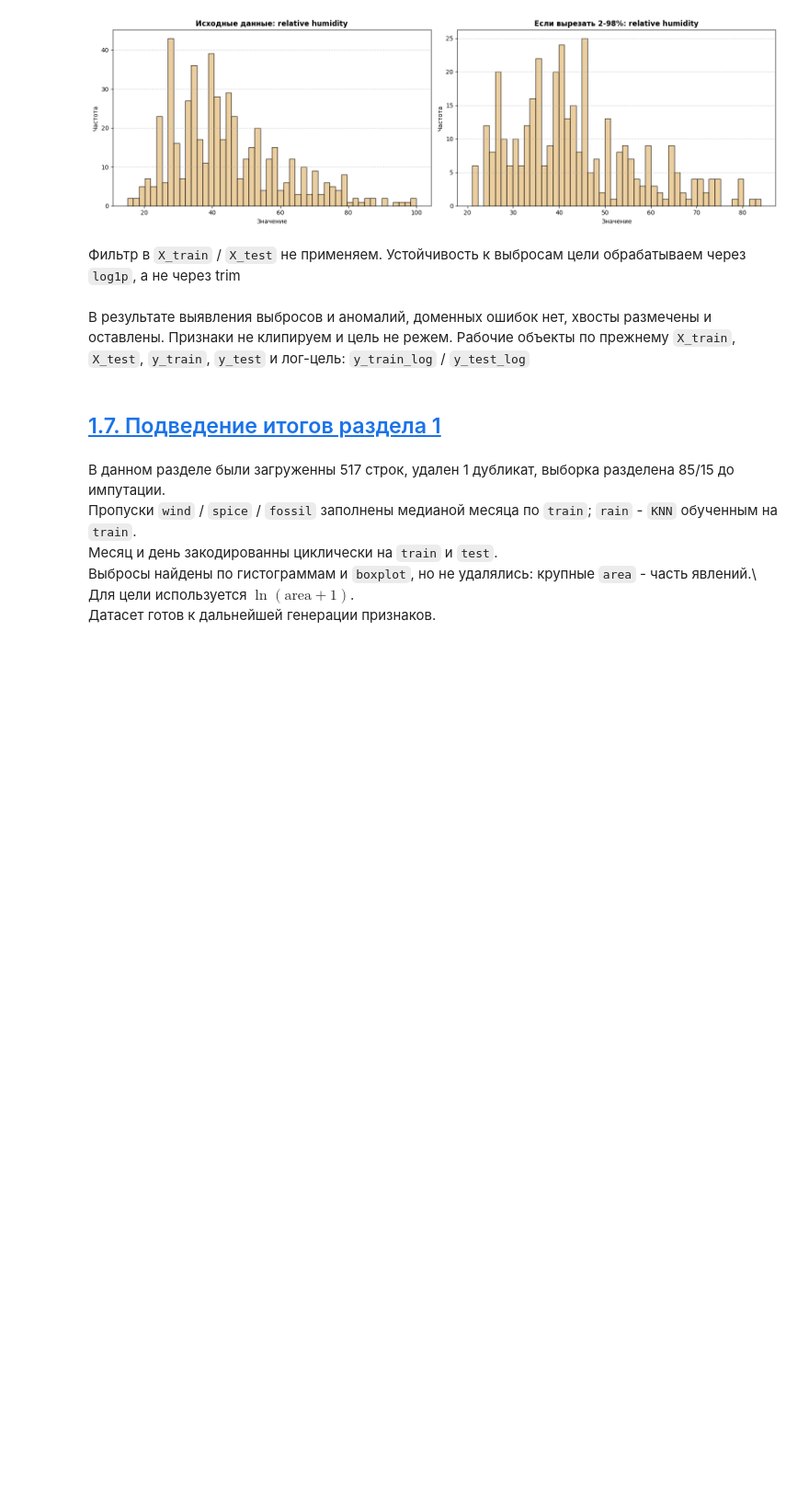
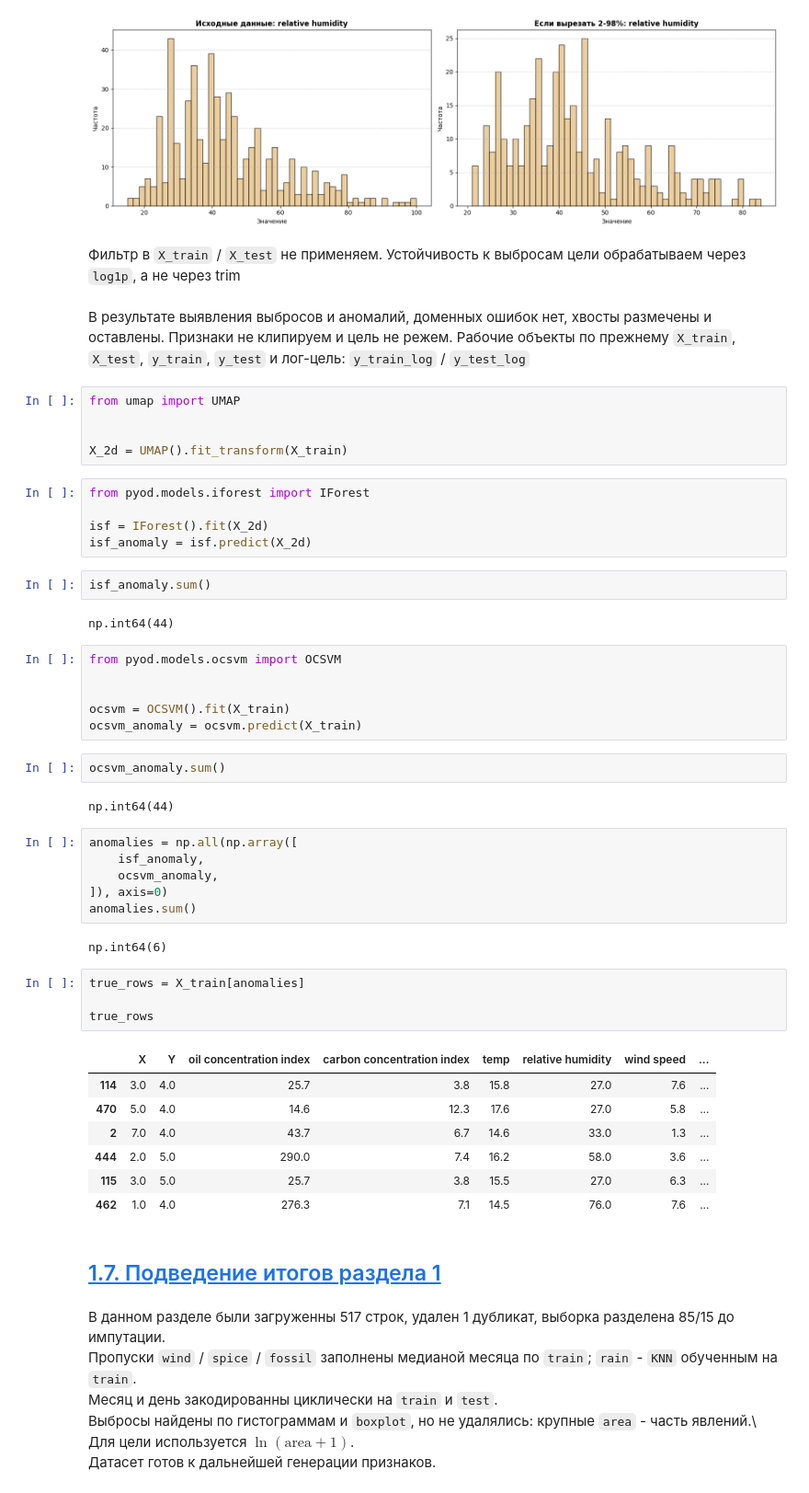
Before and after one commit to ari-ira17/dune-data-analysis, a Jupyter notebook: notebooks/dune_problem_formalization.ipynb, the cells around one changed output. Shown at 92% size. Saved outputs shown, nothing was run; the diff lists cells and outputs as text; blank space fills up the shorter version.

Commit message:
anomaly check

```diff
--- a/notebooks/dune_problem_formalization.ipynb
+++ b/notebooks/dune_problem_formalization.ipynb
@@ -564,6 +564,50 @@ for col in col_for_per:
 # %% [markdown]
 В результате выявления выбросов и аномалий, доменных ошибок нет, хвосты размечены и оставлены. Признаки не клипируем и цель не режем.
 Рабочие объекты по прежнему `X_train`, `X_test`, `y_train`, `y_test` и лог-цель: `y_train_log` / `y_test_log`
+# %%
+from umap import UMAP
+
+
+X_2d = UMAP().fit_transform(X_train)
+# %%
+from pyod.models.iforest import IForest
+
+isf = IForest().fit(X_2d)
+isf_anomaly = isf.predict(X_2d)
+# %%
+isf_anomaly.sum()
+# %% [output]
+np.int64(44)
+# %%
+from pyod.models.ocsvm import OCSVM
+
+
+ocsvm = OCSVM().fit(X_train)
+ocsvm_anomaly = ocsvm.predict(X_train)
+# %%
+ocsvm_anomaly.sum()
+# %% [output]
+np.int64(44)
+# %%
+anomalies = np.all(np.array([
+    isf_anomaly,
+    ocsvm_anomaly,
+]), axis=0)
+anomalies.sum()
+# %% [output]
+np.int64(6)
+# %%
+true_rows = X_train[anomalies]
+
+true_rows
+# %% [output]
+|  | X | Y | oil concentration index | carbon concentration index | temp | relative humidity | wind speed | ... |
+| 114 | 3.0 | 4.0 | 25.7 | 3.8 | 15.8 | 27.0 | 7.6 | ... |
+| 470 | 5.0 | 4.0 | 14.6 | 12.3 | 17.6 | 27.0 | 5.8 | ... |
+| 2 | 7.0 | 4.0 | 43.7 | 6.7 | 14.6 | 33.0 | 1.3 | ... |
+| 444 | 2.0 | 5.0 | 290.0 | 7.4 | 16.2 | 58.0 | 3.6 | ... |
+| 115 | 3.0 | 5.0 | 25.7 | 3.8 | 15.5 | 27.0 | 6.3 | ... |
+| 462 | 1.0 | 4.0 | 276.3 | 7.1 | 14.5 | 76.0 | 7.6 | ... |
 # %% [markdown]
 ## <a id='toc1_7_'></a>[1.7. Подведение итогов раздела 1](#toc0_)
 <!-- А таких разделах обычно подытоживается вся информация о тех действиях, которые вы делали в разделе -->
```
